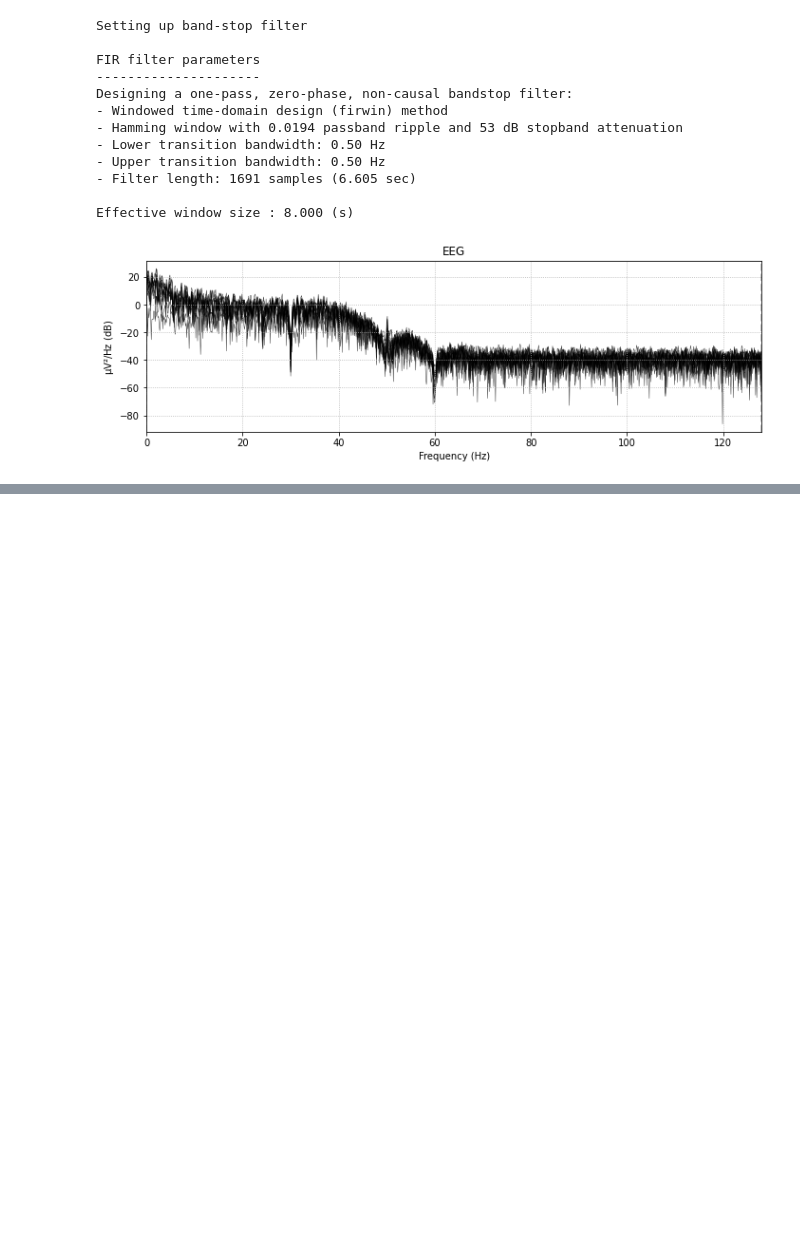
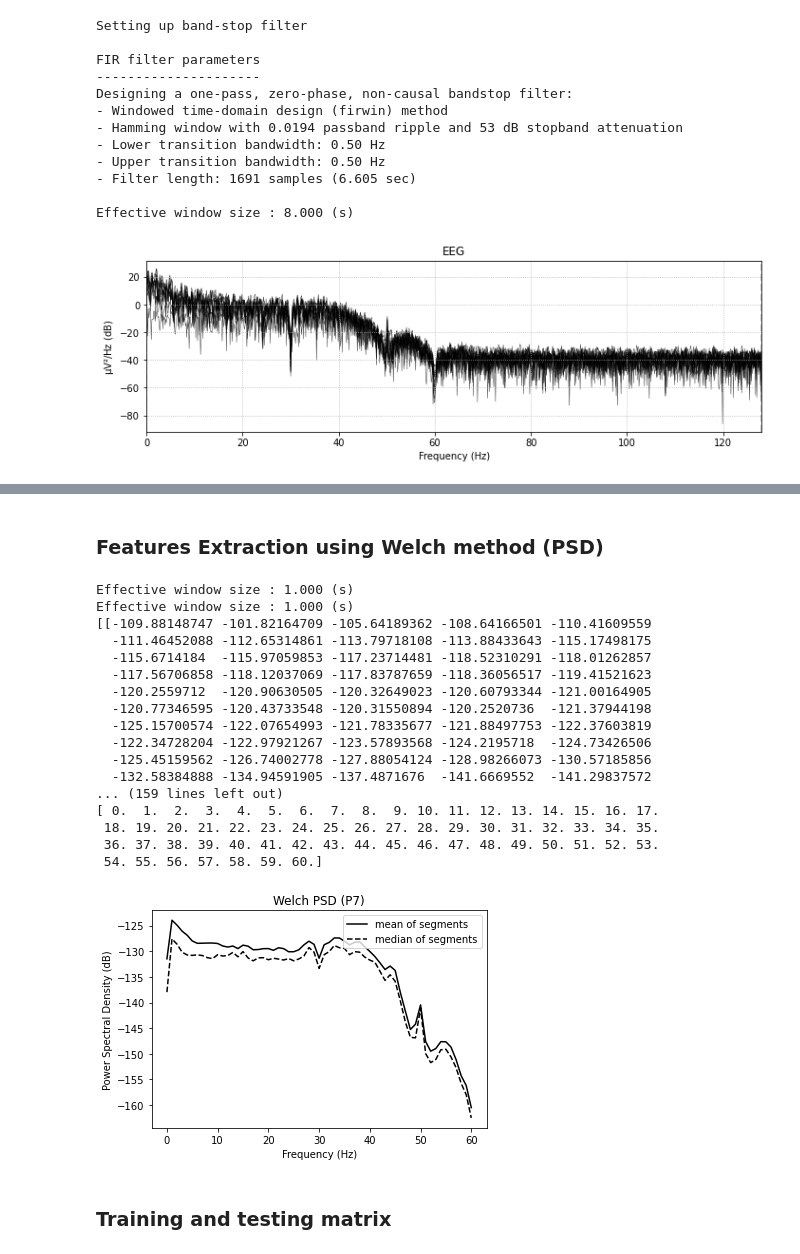
Before and after one commit to RaihanSabique/Opioid-Cravings-Sensing, a Jupyter notebook: Artifacts_Detection_and_Removal.ipynb, the cells around one changed output, grey strips where cells are left out. Drawn from its saved outputs; the diff is of its cells as text; code cells hidden in the pictures; blank space fills up the shorter version.

Commit message:
features extraction

```diff
--- a/Artifacts_Detection_and_Removal.ipynb
+++ b/Artifacts_Detection_and_Removal.ipynb
@@ -355,0 +346,2 @@ artifact_picks = mne.pick_channels_regexp(row[col].ch_names, regexp=regexp)
+# %% [markdown]
+### Features Extraction using Welch method (PSD)
@@ -355,0 +350,44 @@ artifact_picks = mne.pick_channels_regexp(row[col].ch_names, regexp=regexp)
+# %%
+# Estimate PSDs based on "mean" and "median" averaging for comparison.
+kwargs = dict(fmin=0, fmax=60, n_jobs=1)
+psds_welch_mean, freqs_mean = psd_welch(raw, average='mean', **kwargs)
+psds_welch_median, freqs_median = psd_welch(raw, average='median', **kwargs)
+
+# Convert power to dB scale.
+psds_welch_mean = 10 * np.log10(psds_welch_mean)
+psds_welch_median = 10 * np.log10(psds_welch_median)
+print(psds_welch_mean)
+print(freqs_mean)
+# We will only plot the PSD for a single sensor.
+ch_name = 'P7'
+ch_idx = raw.info['ch_names'].index(ch_name)
+
+_, ax = plt.subplots()
+ax.plot(freqs_mean, psds_welch_mean[ch_idx, :], color='k',
+        ls='-', label='mean of segments')
+ax.plot(freqs_median, psds_welch_median[ch_idx, :], color='k',
+        ls='--', label='median of segments')
+
+ax.set(title='Welch PSD ({})'.format(ch_name),
+       xlabel='Frequency (Hz)', ylabel='Power Spectral Density (dB)')
+ax.legend(loc='upper right')
+plt.show()
+# %% [output]
+Effective window size : 1.000 (s)
+Effective window size : 1.000 (s)
+[[-109.88148747 -101.82164709 -105.64189362 -108.64166501 -110.41609559
+  -111.46452088 -112.65314861 -113.79718108 -113.88433643 -115.17498175
+  -115.6714184  -115.97059853 -117.23714481 -118.52310291 -118.01262857
+  -117.56706858 -118.12037069 -117.83787659 -118.36056517 -119.41521623
+  -120.2559712  -120.90630505 -120.32649023 -120.60793344 -121.00164905
+  -120.77346595 -120.43733548 -120.31550894 -120.2520736  -121.37944198
+  -125.15700574 -122.07654993 -121.78335677 -121.88497753 -122.37603819
+  -122.34728204 -122.97921267 -123.57893568 -124.2195718  -124.73426506
+  -125.45159562 -126.74002778 -127.88054124 -128.98266073 -130.57185856
+  -132.58384888 -134.94591905 -137.4871676  -141.6669552  -141.29837572
+... (159 lines left out)
+[ 0.  1.  2.  3.  4.  5.  6.  7.  8.  9. 10. 11. 12. 13. 14. 15. 16. 17.
+ 18. 19. 20. 21. 22. 23. 24. 25. 26. 27. 28. 29. 30. 31. 32. 33. 34. 35.
+ 36. 37. 38. 39. 40. 41. 42. 43. 44. 45. 46. 47. 48. 49. 50. 51. 52. 53.
+ 54. 55. 56. 57. 58. 59. 60.]
+[figure, added]
@@ -355,0 +408,2 @@ artifact_picks = mne.pick_channels_regexp(row[col].ch_names, regexp=regexp)
+# %% [markdown]
+### Training and testing matrix
```
Also changed, not shown: parts of 11 cells of this notebook.
